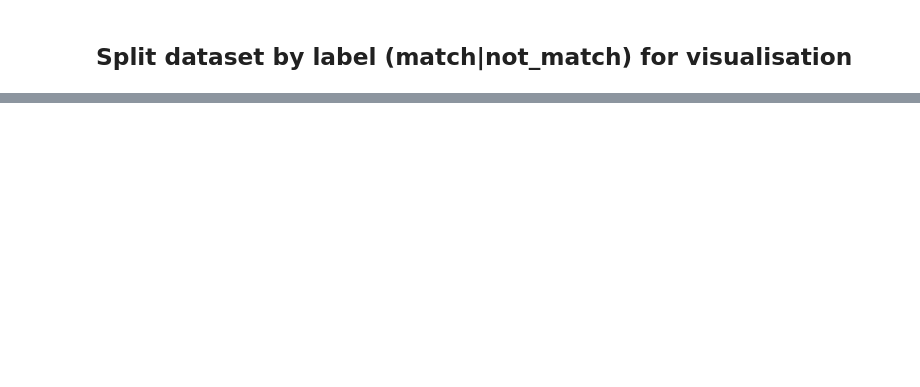
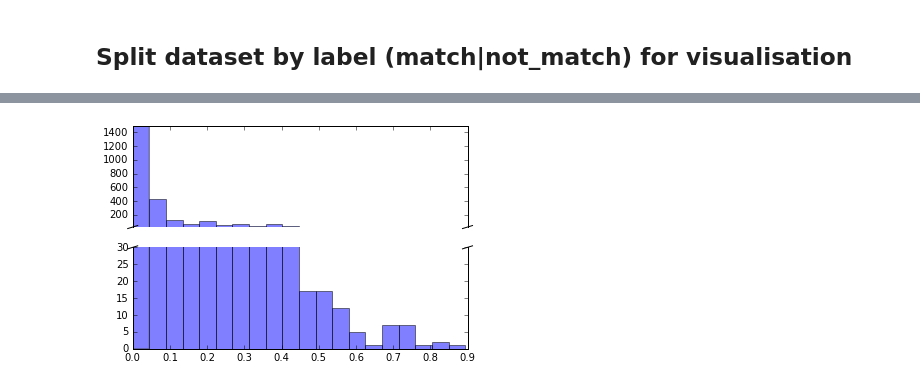
Before and after one commit to isendel/wd_matcher, a Jupyter notebook: wd_matcher/Weighted Word Document matching.ipynb, the cells around one changed output, grey strips where cells are left out. Cells and saved outputs as stored; diff of their text form; code cells hidden in the pictures; blank space fills up the shorter version.

```diff
--- a/wd_matcher/Weighted Word Document matching.ipynb
+++ b/wd_matcher/Weighted Word Document matching.ipynb
@@ -74,0 +62,4 @@ print(sum(dataset_not_matched[features].mean()))
+# %%
+broken_plot(dataset_not_matched, 'title', (20, 1500), (0, 30), 20)
+# %% [output]
+[figure, added]
```
Also changed, not shown: parts of 25 cells of this notebook, 3 other files.
